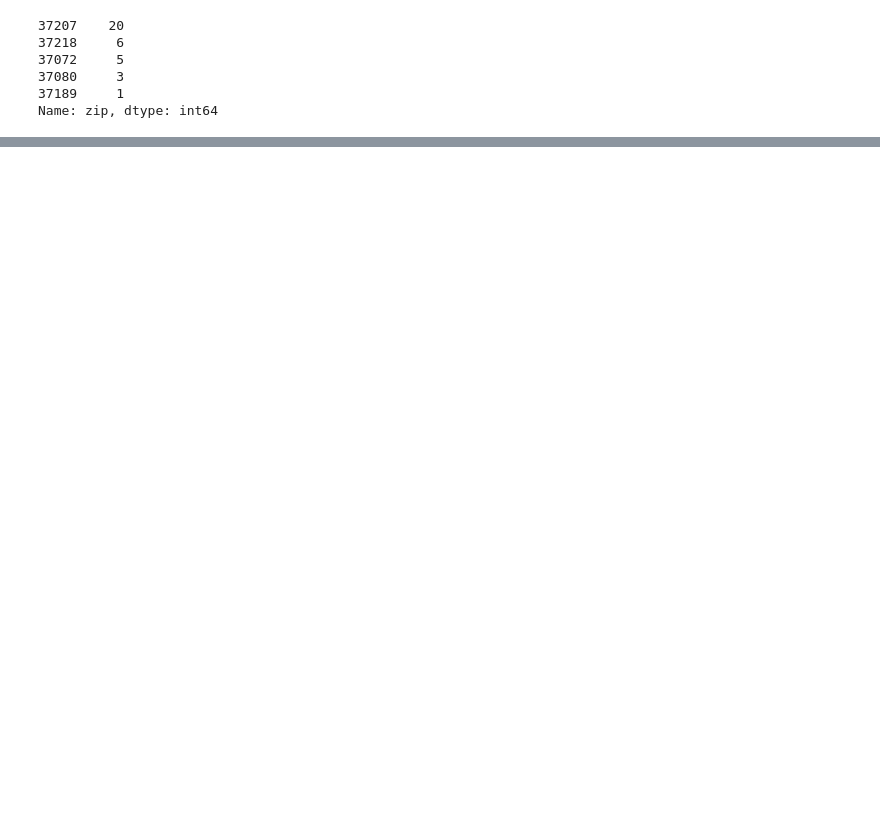
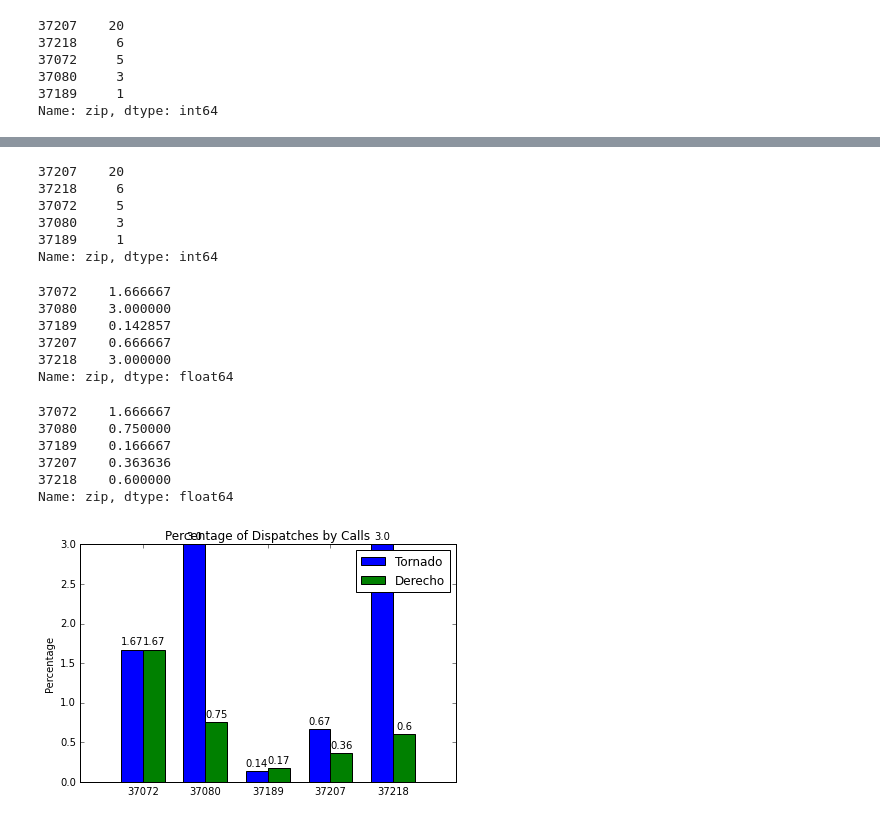
Before and after one commit to MrBardot/NSS-DDA2-metro-nashville-emergency, a Jupyter notebook: notebooks/metro-nashville-emergency-communications-snickers-hrubel.ipynb, the cells around one changed output, grey strips where cells are left out. Saved outputs shown, nothing was run; the diff lists cells and outputs as text; code cells hidden in the pictures; blank space fills up the shorter version.

```diff
--- a/notebooks/metro-nashville-emergency-communications-snickers-hrubel.ipynb
+++ b/notebooks/metro-nashville-emergency-communications-snickers-hrubel.ipynb
@@ -17,7 +17,6 @@ Derecho cad: 4:31pm-12:29am
 from shapely.geometry import Point
 import pandas as pd
 import geopandas as gpd
-import matplotlib.pyplot as plt
 import folium
 from folium.plugins import MarkerCluster
 from folium.plugins import FastMarkerCluster
@@ -25,6 +24,9 @@ import folium
 from folium import plugins
 import ipywidgets
 import numpy as np
+import matplotlib.pyplot as plt
+plt.style.use('classic')
+%matplotlib inline
 # %% [markdown]
 ### Reading in data
 # %%
@@ -332,0 +349,69 @@ Name: zip, dtype: int64
+# %%
+tcad_value = dcad_in_nw['zip'].value_counts()
+tcad_value
+# %% [output]
+37207    20
+37218     6
+37072     5
+37080     3
+37189     1
+Name: zip, dtype: int64
+# %%
+t_divide=tcad_value/tcalls_value
+t_divide
+# %% [output]
+37072    1.666667
+37080    3.000000
+37189    0.142857
+37207    0.666667
+37218    3.000000
+Name: zip, dtype: float64
+# %%
+d_divide=dcad_value/dcalls_value
+d_divide
+# %% [output]
+37072    1.666667
+37080    0.750000
+37189    0.166667
+37207    0.363636
+37218    0.600000
+Name: zip, dtype: float64
+# %%
+labels = ['37072', '37080', '37189', '37207', '37218']
+t_means = [1.67, 3.0, 0.14, 0.67, 3.0]
+d_means = [1.67, 0.75, 0.17, 0.36, 0.6]
+
+x = np.arange(len(labels))
+width = 0.35
+
+fig, ax = plt.subplots()
+rects1 = ax.bar(x - width/2, t_means, width, label='Tornado')
+rects2 = ax.bar(x + width/2, d_means, width, label='Derecho')
+
+# Add some text for labels, title and custom x-axis tick labels, etc.
+ax.set_ylabel('Percentage')
+ax.set_title('Percentage of Dispatches by Calls')
+ax.set_xticks(x)
+ax.set_xticklabels(labels)
+ax.legend()
+
+
+def autolabel(rects):
+    """Attach a text label above each bar in *rects*, displaying its height."""
+    for rect in rects:
+        height = rect.get_height()
+        ax.annotate('{}'.format(height),
+                    xy=(rect.get_x() + rect.get_width() / 2, height),
+                    xytext=(0, 3),
+                    textcoords="offset points",
+                    ha='center', va='bottom')
+
+
+autolabel(rects1)
+autolabel(rects2)
+
+fig.tight_layout()
+
+plt.show()
+# %% [output]
+[figure, added]
```
Also changed, not shown: parts of 8 cells of this notebook, 4 other files.
